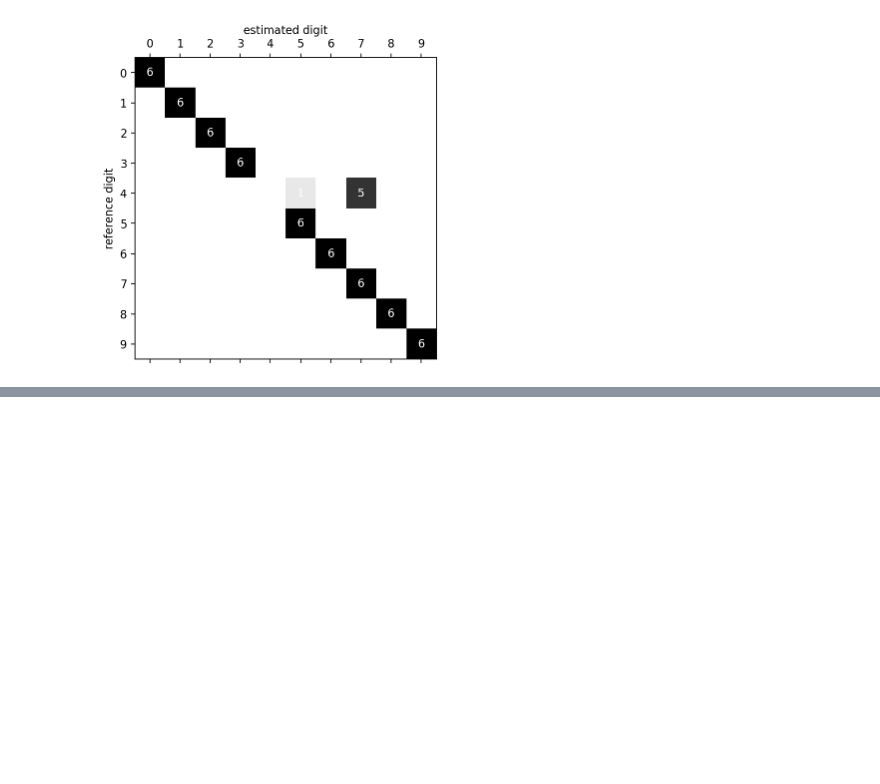
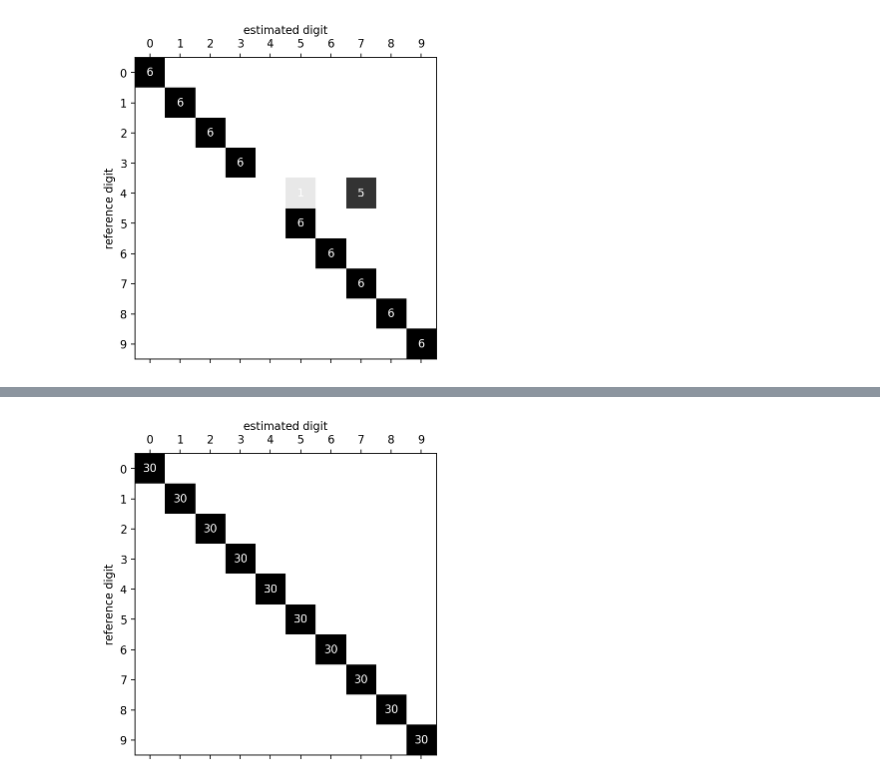
Before and after one commit to littlebuzzybee/TSIA206-TP2, a Jupyter notebook: TP - Dynamic Time Warping for Speech Recognition.ipynb, the cells around one changed output, grey strips where cells are left out. Drawn from its saved outputs; the diff is of its cells as text; code cells hidden in the pictures; blank space fills up the shorter version.

```diff
--- a/TP - Dynamic Time Warping for Speech Recognition.ipynb
+++ b/TP - Dynamic Time Warping for Speech Recognition.ipynb
@@ -715,0 +809,3 @@ plot_conf_mat(confusion_SIG2)
+# %%
+confusion_SIG2, accuracy_SIG2, D_SIG2 = evaluation_recognition(vectors_SIG2, 2, 2)
+print(f"Accuracy on SIG2 data: {accuracy_SIG2:.2f}")
@@ -715,0 +820,4 @@ plot_conf_mat(confusion_SIG2)
+# %%
+plot_conf_mat(confusion_SIG2)
+# %% [output]
+[figure, added]
```
Also changed, not shown: parts of 7 cells of this notebook.
